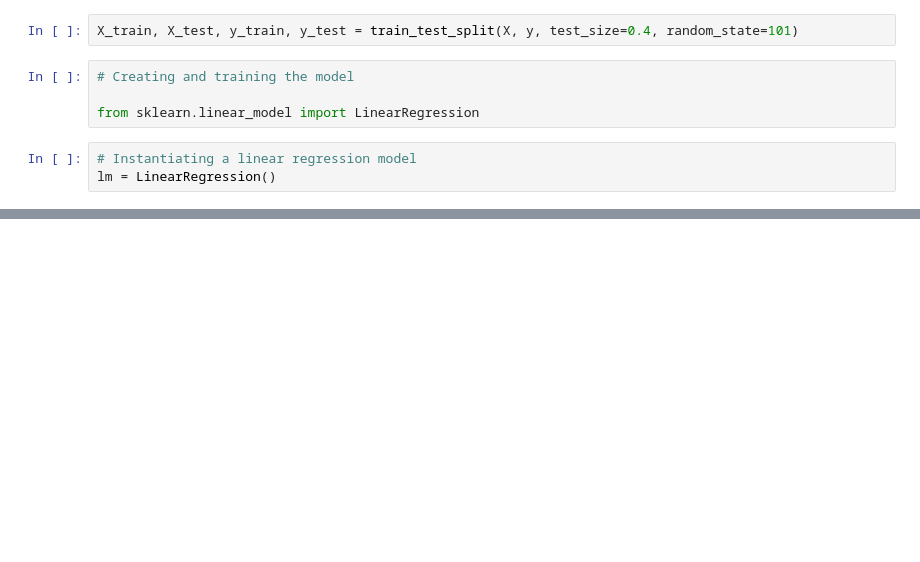
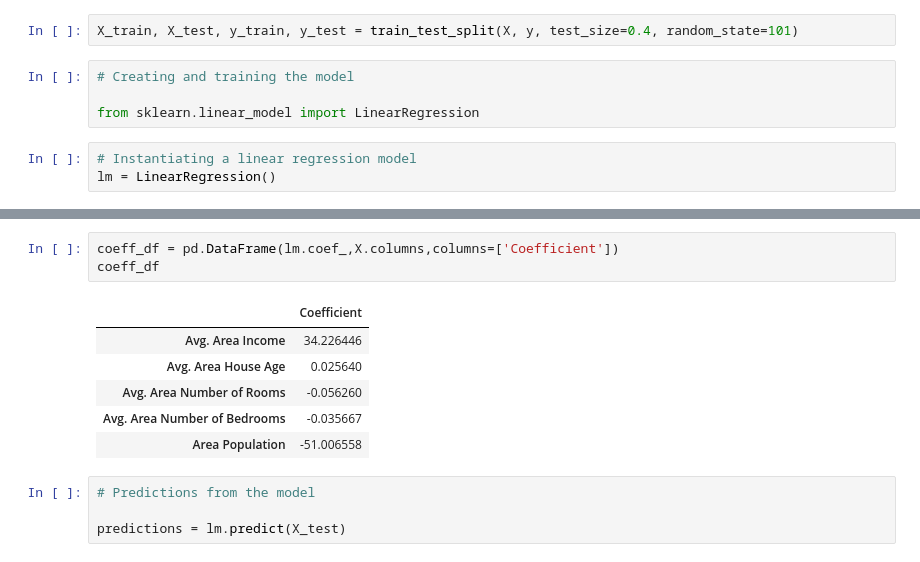
Before and after one commit to appwebtech/Data-Science, a Jupyter notebook: 9_linear_regression/Linear Regression.ipynb, the cells around one changed output, grey strips where cells are left out. Saved outputs shown, nothing was run; the diff lists cells and outputs as text; blank space fills up the shorter version.

```diff
--- a/9_linear_regression/Linear Regression.ipynb
+++ b/9_linear_regression/Linear Regression.ipynb
@@ -162,0 +219,14 @@ ValueError: could not convert string to float: '86908 Marshall Port Suite 252\nS
+# %%
+coeff_df = pd.DataFrame(lm.coef_,X.columns,columns=['Coefficient'])
+coeff_df
+# %% [output]
+|  | Coefficient |
+| Avg. Area Income | 34.226446 |
+| Avg. Area House Age | 0.025640 |
+| Avg. Area Number of Rooms | -0.056260 |
+| Avg. Area Number of Bedrooms | -0.035667 |
+| Area Population | -51.006558 |
+# %%
+# Predictions from the model
+
+predictions = lm.predict(X_test)
```
Also changed, not shown: parts of 22 cells of this notebook.
